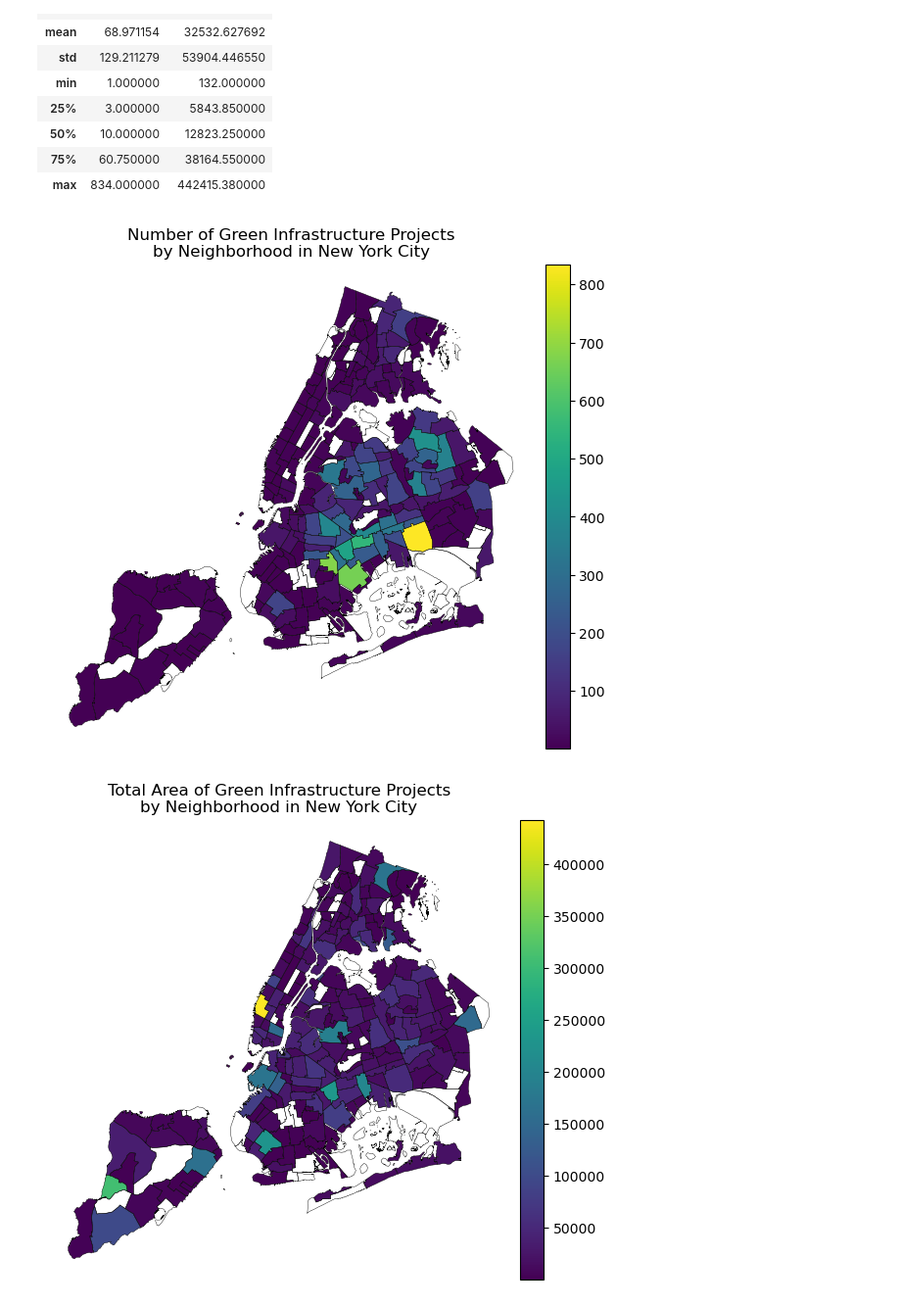
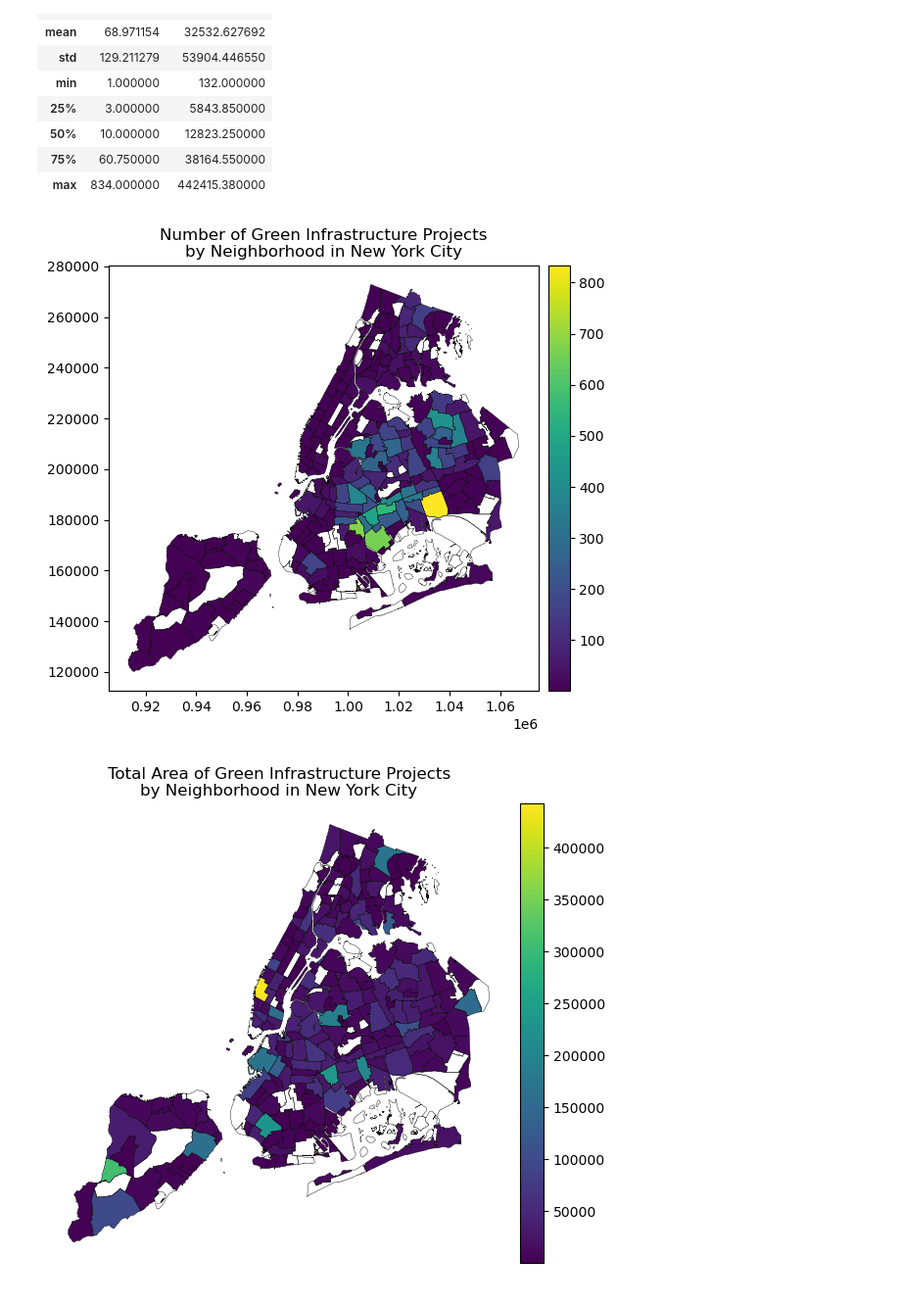
Before and after one commit to mebauer/duckdb-python-basics, a Jupyter notebook: data-analysis.ipynb, the cells around one changed output. Shown at 98% size. Cells and saved outputs as stored; diff of their text form; code cells hidden in the pictures.

```diff
--- a/data-analysis.ipynb
+++ b/data-analysis.ipynb
@@ -406,8 +414,8 @@ spatial_join = con.sql(
         NTAName || ', ' || BoroName AS nta_name_full
     FROM green_infrastructure
     JOIN neighborhoods ON ST_Within(
-        ST_Transform(ST_GeomFromText(the_geom), 'EPSG:4326', 'EPSG:2263'),
-        ST_Transform(geom, 'EPSG:4326', 'EPSG:2263')
+        ST_Transform(ST_FlipCoordinates(ST_GeomFromText(green_infrastructure.the_geom)), 'EPSG:4326', 'EPSG:2263'),
+        neighborhoods.geom
     )
     """
 )
@@ -429,9 +437,9 @@ df = con.sql(
     SELECT
         nta_name_full,
         count,
-        count / Shape__Area::BIGINT AS count_norm,
+        count / Shape_Area::BIGINT AS count_norm,
         total_asset_area,
-        total_asset_area / Shape__Area::BIGINT AS total_asset_area_norm,
+        total_asset_area / Shape_Area::BIGINT AS total_asset_area_norm,
     FROM merged_nta
     LEFT JOIN neighborhoods USING (NTA2020)
     ORDER BY total_asset_area DESC
@@ -465,11 +473,9 @@ df.sort_values(by='total_asset_area', ascending=False).head(5)
 | 3 | Bensonhurst, Brooklyn | 168 | 3.454307e-06 | 229623.00 | 0.004721 |
 | 4 | East New York-City Line, Brooklyn | 260 | 8.246332e-06 | 203111.38 | 0.006442 |
 # %%
-path = "https://services5.arcgis.com/GfwWNkhOj9bNBqoJ/arcgis/rest/services/\
-NYC_Neighborhood_Tabulation_Areas_2020/FeatureServer/0/query?\
-where=1=1&outFields=*&outSR=4326&f=pgeojson"
+path = "data/nynta2020_24c.zip!nynta2020_24c"
 
-nta_gdf = gpd.read_file(path).to_crs(2263)
+nta_gdf = gpd.read_file(path)
 nta_gdf['nta_name_full'] = nta_gdf['NTAName'] + ', ' + nta_gdf['BoroName']
 
 nta_gdf.head()
@@ -512,30 +518,30 @@ nta_merged[['count', 'total_asset_area']].describe()
 # %%
 fig, ax = plt.subplots(figsize=(6, 6))
 
 divider = make_axes_locatable(ax)
 cax = divider.append_axes("right", size="5%", pad=0.1)
 cmap = plt.cm.viridis
 
 nta_merged.plot(
     column='count',
     legend=True,
     cmap=cmap,
     cax=cax,
     ax=ax,
 )
 
 nta_gdf.plot(
     ax=ax,
     zorder=1,
     facecolor='None',
     linewidth=.3
 )
 
 ax.set_title('Number of Green Infrastructure Projects\nby Neighborhood in New York City')
-ax.axis('off')
+# ax.axis('off')
 plt.tight_layout()
 # %% [output]
-[figure, old version]
+[figure, new version]
 # %%
 fig, ax = plt.subplots(figsize=(6, 6))
 
```
Also changed, not shown: parts of 7 cells of this notebook, 3 other files.
